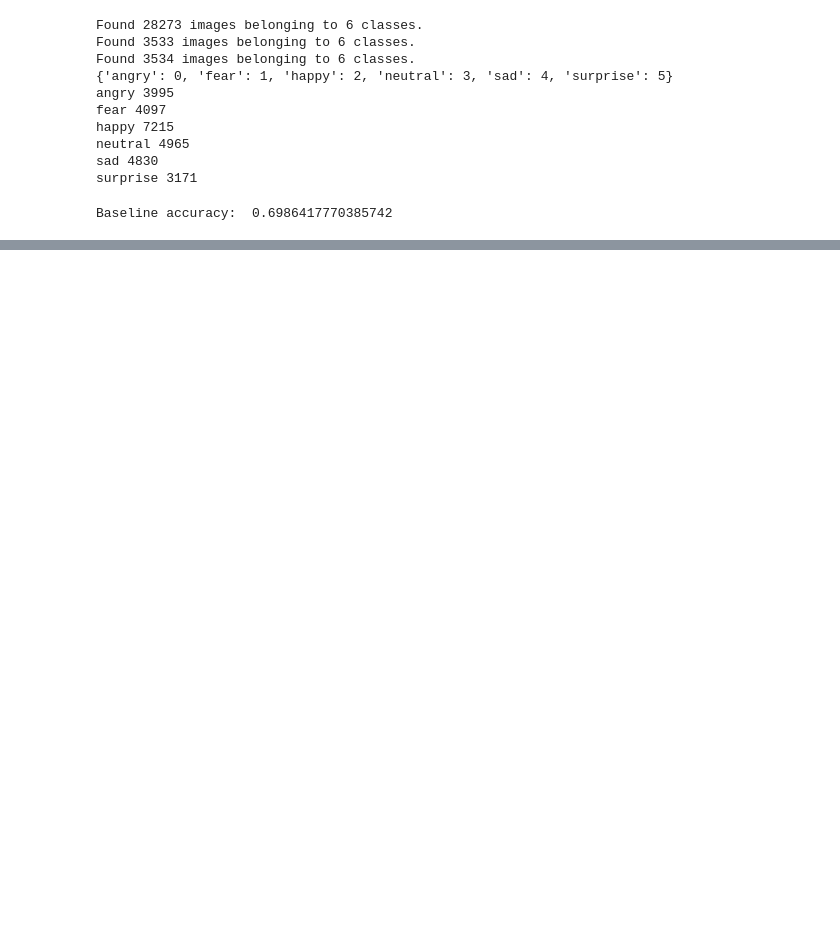
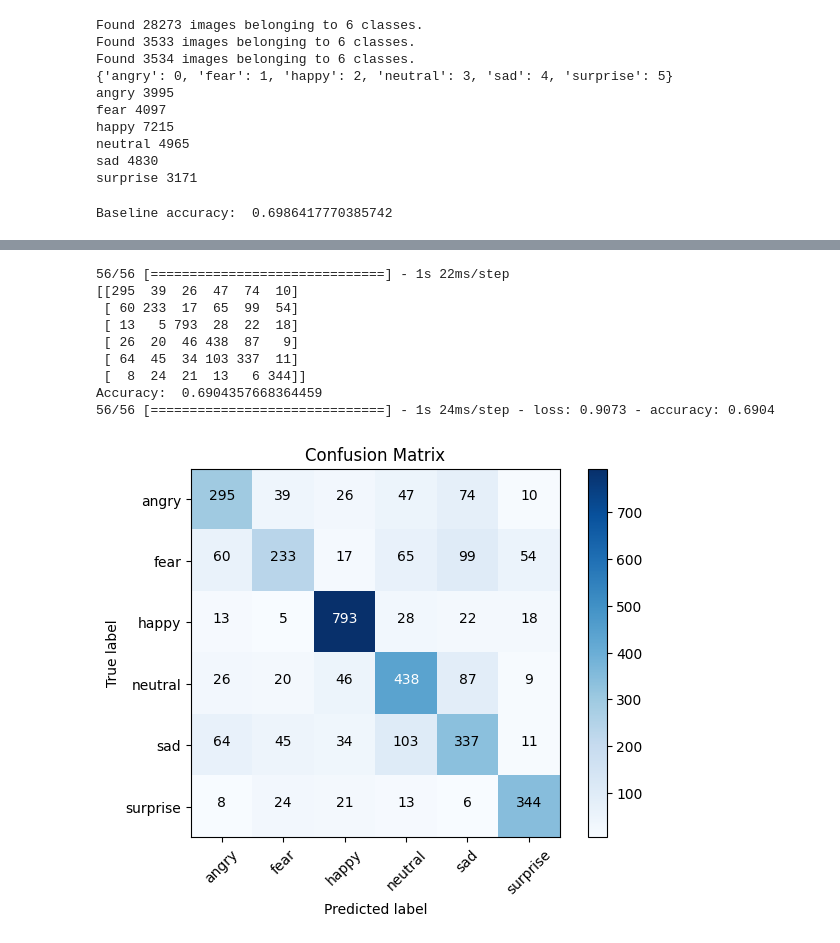
Before and after one commit to Myjoyysr/temp_ros2_sop_model, a Jupyter notebook: fer2013_model_pruning.ipynb, the cells around one changed output, grey strips where cells are left out. Saved outputs shown, nothing was run; the diff lists cells and outputs as text; code cells hidden in the pictures; blank space fills up the shorter version.

Commit message:
confusion matrix to pruned model

```diff
--- a/fer2013_model_pruning.ipynb
+++ b/fer2013_model_pruning.ipynb
@@ -213,0 +252,31 @@ WARNING:tensorflow:No training configuration found in the save file, so the mode
+# %%
+#get true labels
+
+true_labels = test_set.classes
+
+#make predictions
+preds1 = test_model.predict(test_set)
+predicted_labels = np.argmax(preds1, axis=1)
+
+#get confusion matrix
+cm1 = confusion_matrix(true_labels, predicted_labels)
+print(cm1)
+#get accuracy
+print("Accuracy: ", np.trace(cm1) / np.sum(cm1))
+model1.evaluate(test_set)
+
+#plot
+plt.figure()
+plot_cm(cm1,classes,False)
+plt.show()
+# %% [output]
+56/56 [==============================] - 1s 22ms/step
+[[295  39  26  47  74  10]
+ [ 60 233  17  65  99  54]
+ [ 13   5 793  28  22  18]
+ [ 26  20  46 438  87   9]
+ [ 64  45  34 103 337  11]
+ [  8  24  21  13   6 344]]
+Accuracy:  0.6904357668364459
+56/56 [==============================] - 1s 24ms/step - loss: 0.9073 - accuracy: 0.6904
+[figure, added]
```
Also changed, not shown: parts of 7 cells of this notebook, 1 other file.
